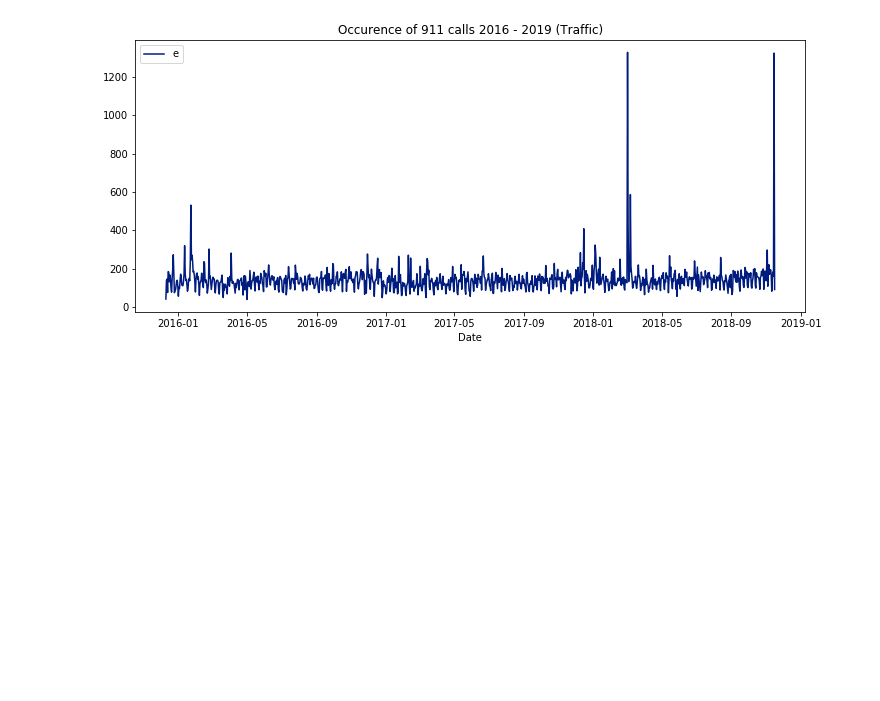
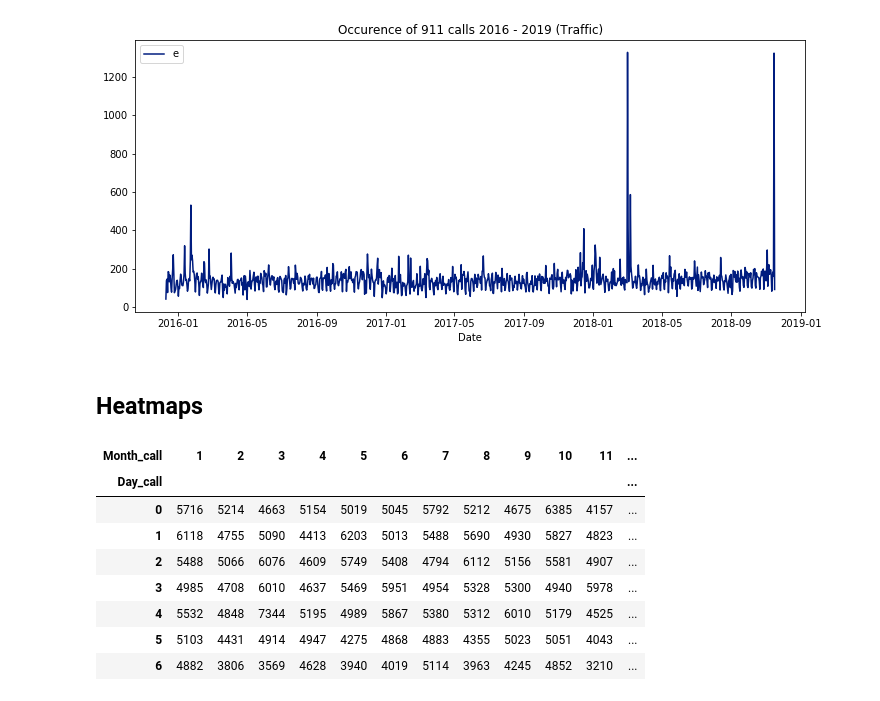
Before and after one commit to petertea96/Kaggle-Emergency-Calls, a Jupyter notebook: Project_Script.ipynb, the cells around one changed output. Saved outputs shown, nothing was run; the diff lists cells and outputs as text; code cells hidden in the pictures; blank space fills up the shorter version.

```diff
--- a/Project_Script.ipynb
+++ b/Project_Script.ipynb
@@ -345,3 +355,24 @@ Date_Traffic_counts.plot(x = 'Date', y = 'e', figsize=(12, 5), title = "Occurenc
 # %% [output]
 <matplotlib.axes._subplots.AxesSubplot at 0x...>
 [figure]
+# %% [markdown]
+## Heatmaps
+# %%
+#table = pd.pivot_table(data = Emergency_data, index='Day_call',
+#                      columns='Hour_call', aggfunc= lambda x: len(x.unique()))
+#table['Reason_for_call']
+#Emergency_data.groupby(by=['Day_call','Month_call']).count()['Reason_for_call'].unstack()
+
+#--> Is there an association between the day of week of call vs. the month of call?
+table = pd.crosstab(Emergency_data.Day_call, Emergency_data.Month_call)
+table
+# %% [output]
+| Month_call | 1 | 2 | 3 | 4 | 5 | 6 | 7 | 8 | 9 | 10 | 11 | ... |
+| Day_call |  |  |  |  |  |  |  |  |  |  |  | ... |
+| 0 | 5716 | 5214 | 4663 | 5154 | 5019 | 5045 | 5792 | 5212 | 4675 | 6385 | 4157 | ... |
+| 1 | 6118 | 4755 | 5090 | 4413 | 6203 | 5013 | 5488 | 5690 | 4930 | 5827 | 4823 | ... |
+| 2 | 5488 | 5066 | 6076 | 4609 | 5749 | 5408 | 4794 | 6112 | 5156 | 5581 | 4907 | ... |
+| 3 | 4985 | 4708 | 6010 | 4637 | 5469 | 5951 | 4954 | 5328 | 5300 | 4940 | 5978 | ... |
+| 4 | 5532 | 4848 | 7344 | 5195 | 4989 | 5867 | 5380 | 5312 | 6010 | 5179 | 4525 | ... |
+| 5 | 5103 | 4431 | 4914 | 4947 | 4275 | 4868 | 4883 | 4355 | 5023 | 5051 | 4043 | ... |
+| 6 | 4882 | 3806 | 3569 | 4628 | 3940 | 4019 | 5114 | 3963 | 4245 | 4852 | 3210 | ... |
```
Also changed, not shown: parts of 9 cells of this notebook.
